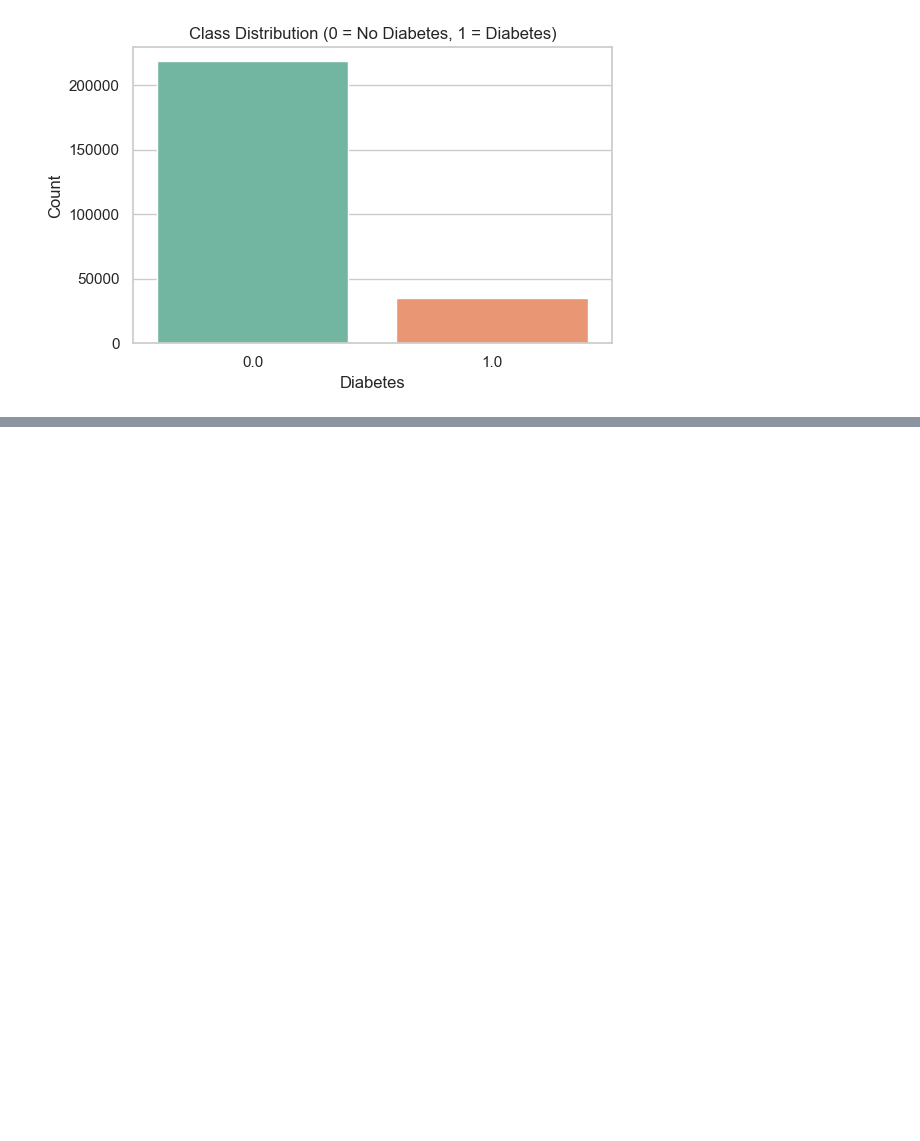
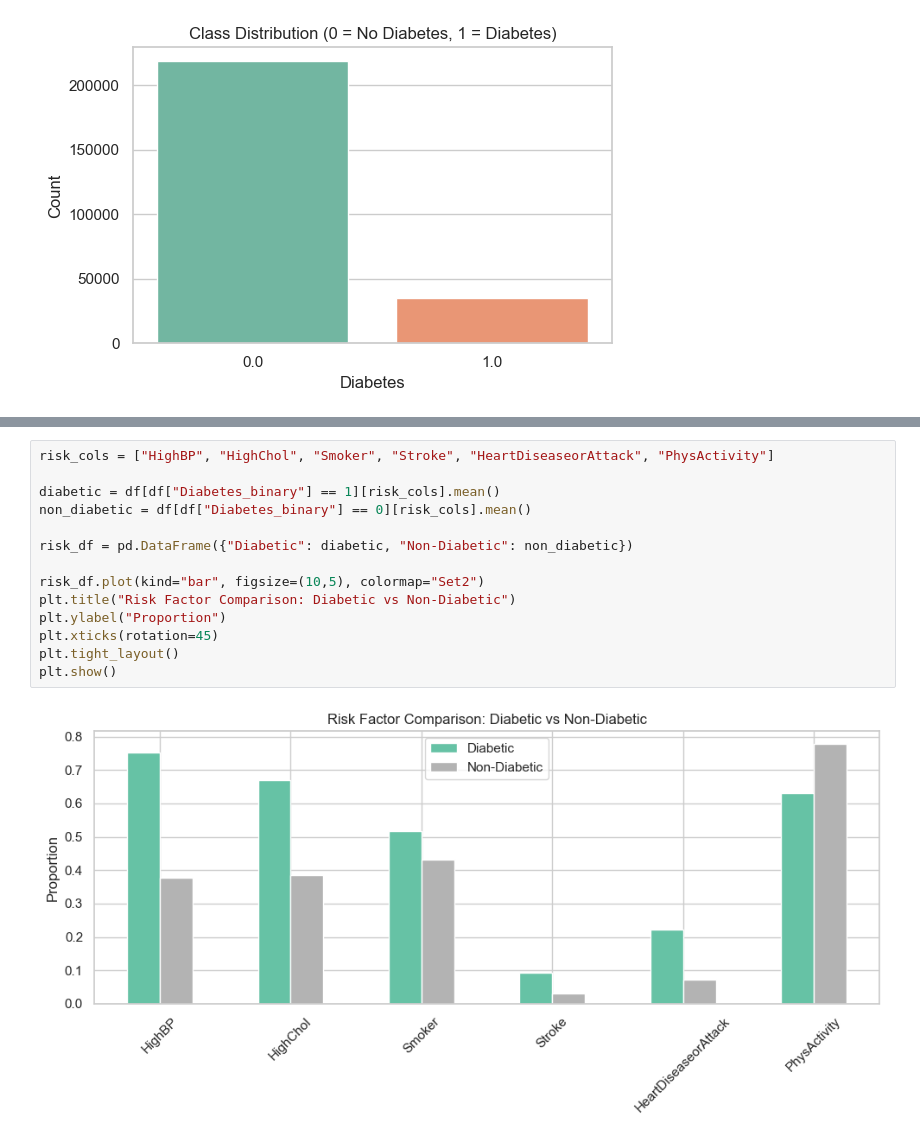
Before and after one commit to amanchakrawarty2005/health-risk-api, a Jupyter notebook: notebooks/eda.ipynb, the cells around one changed output, grey strips where cells are left out. Drawn from its saved outputs; the diff is of its cells as text; blank space fills up the shorter version.

```diff
--- a/notebooks/eda.ipynb
+++ b/notebooks/eda.ipynb
@@ -92,3 +90,19 @@ plt.savefig("../images/correlation_heatmap.png")
 plt.show()
 # %% [output]
 [figure]
+# %%
+risk_cols = ["HighBP", "HighChol", "Smoker", "Stroke", "HeartDiseaseorAttack", "PhysActivity"]
+
+diabetic = df[df["Diabetes_binary"] == 1][risk_cols].mean()
+non_diabetic = df[df["Diabetes_binary"] == 0][risk_cols].mean()
+
+risk_df = pd.DataFrame({"Diabetic": diabetic, "Non-Diabetic": non_diabetic})
+
+risk_df.plot(kind="bar", figsize=(10,5), colormap="Set2")
+plt.title("Risk Factor Comparison: Diabetic vs Non-Diabetic")
+plt.ylabel("Proportion")
+plt.xticks(rotation=45)
+plt.tight_layout()
+plt.show()
+# %% [output]
+[figure, added]
```
Also changed, not shown: parts of 4 cells of this notebook.
